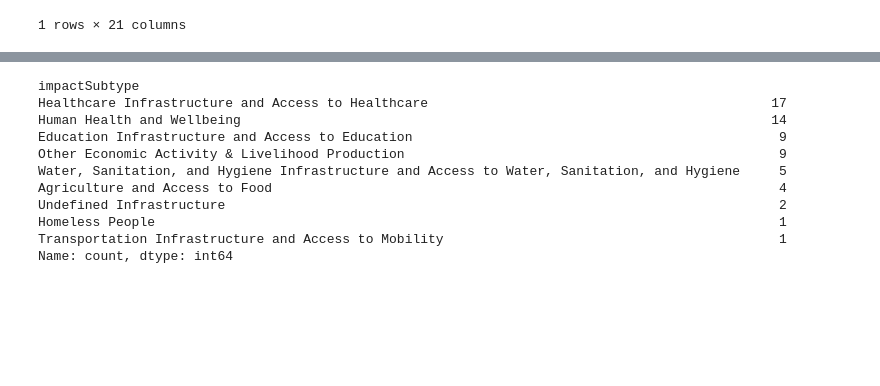
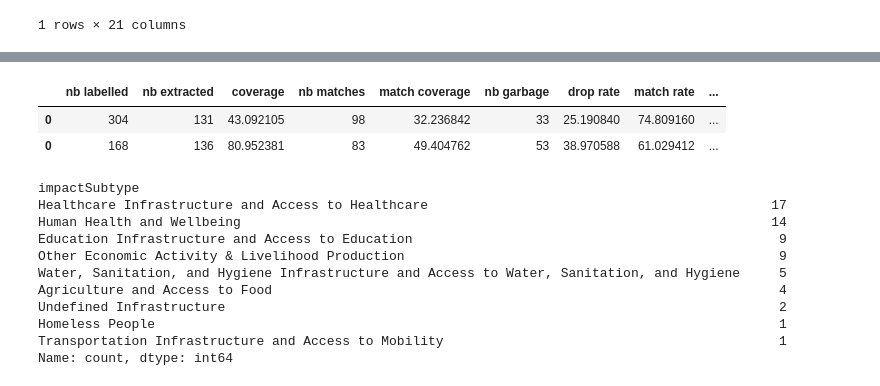
Before and after one commit to luseverin/ROUGE_database, a Jupyter notebook: notebooks/coverage_results.ipynb, the cells around one changed output, grey strips where cells are left out. Drawn from its saved outputs; the diff is of its cells as text; code cells hidden in the pictures; blank space fills up the shorter version.

```diff
--- a/notebooks/coverage_results.ipynb
+++ b/notebooks/coverage_results.ipynb
@@ -521,3 +440,9 @@ labelled_df[labelled_df["impactSubtype"]=="Undefined Infrastructure"]
+# %%
+coverage_df_match
+# %% [output]
+|  | nb labelled | nb extracted | coverage | nb matches | match coverage | nb garbage | drop rate | match rate | ... |
+| 0 | 304 | 131 | 43.092105 | 98 | 32.236842 | 33 | 25.190840 | 74.809160 | ... |
+| 0 | 168 | 136 | 80.952381 | 83 | 49.404762 | 53 | 38.970588 | 61.029412 | ... |
 # %%
 un_matched = matched_df_filter1[(matched_df_filter1["match_sim"] <= sim_th)]
 un_matched_quali = un_matched[(matched_df_filter1["quanti"] == "quali")]
```
Also changed, not shown: parts of 26 cells of this notebook, 1 other file.
